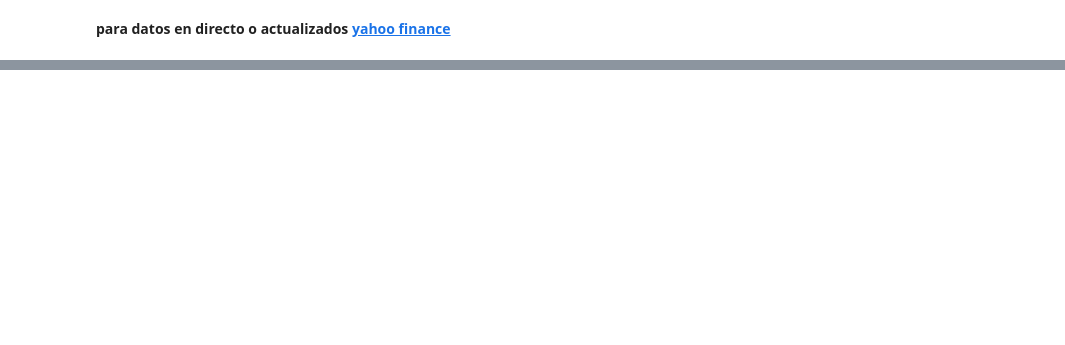
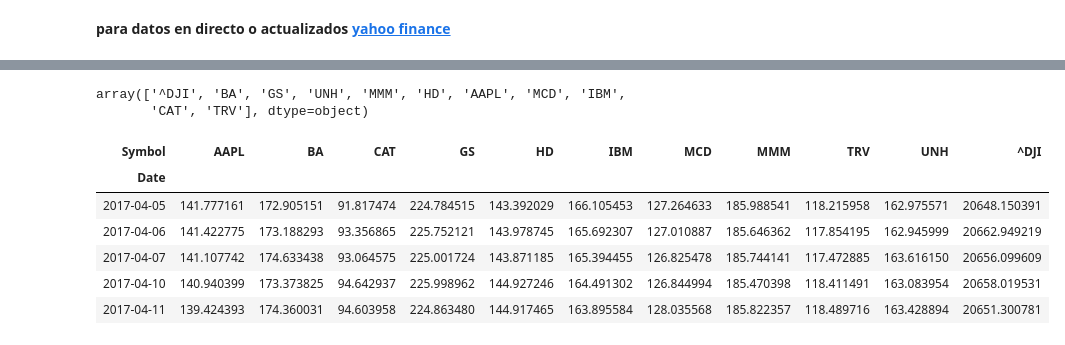
Before and after one commit to YonatanRA/web_apps_python, a Jupyter notebook: Pair stock app/v1/Pair Stock Trading Bot.ipynb, the cells around one changed output, grey strips where cells are left out. Saved outputs shown, nothing was run; the diff lists cells and outputs as text; code cells hidden in the pictures; blank space fills up the shorter version.

Commit message:
pair stocks

```diff
--- a/Pair stock app/v1/Pair Stock Trading Bot.ipynb
+++ b/Pair stock app/v1/Pair Stock Trading Bot.ipynb
@@ -17,16 +29,31 @@ import matplotlib.pyplot as plt
 # %%
-index_symbol = ['^DJI']  # Dow Jones Industrial
+index=['^DJI']  # Dow Jones Industrial
 
 
-stock_symbols = ['BA',    # Boeing
-                 'GS',    # Goldman Sachs
-                 'UNH',   # UnitedHealth Group
-                 'MMM',   # 3M
-                 'HD',    # Home Depot
-                 'AAPL',  # Apple
-                 'MCD',   # McDonalds
-                 'IBM',   # IBM
-                 'CAT',   # Caterpillar
-                 'TRV']   # Travelers
+stock=['BA',    # Boeing
+       'GS',    # Goldman Sachs
+       'UNH',   # UnitedHealth Group
+       'MMM',   # 3M
+       'HD',    # Home Depot
+       'AAPL',  # Apple
+       'MCD',   # McDonalds
+       'IBM',   # IBM
+       'CAT',   # Caterpillar
+       'TRV']   # Travelers
 # %% [markdown]
 **para datos en directo o actualizados [yahoo finance](https://finance.yahoo.com)**
+# %%
+# se leen todos los csv
+
+stock_data=[]
+
+for e in index+stock:
+
+    df=pd.read_csv('../data/'+ e + '.csv')
+    df['Symbol']=e
+    df=df[['Symbol', 'Date', 'Adj Close']]
+    stock_data.append(df)
+
+stock_data = pd.concat(stock_data)
+
+stock_data.head()
@@ -32,0 +67,20 @@ stock_symbols = ['BA',    # Boeing
+# %%
+stock_data.Symbol.unique()
+# %% [output]
+array(['^DJI', 'BA', 'GS', 'UNH', 'MMM', 'HD', 'AAPL', 'MCD', 'IBM',
+       'CAT', 'TRV'], dtype=object)
+# %%
+# pivot table por simbolo, como hacer flatten para un solo stock por columna
+
+stock_data=stock_data.pivot('Date','Symbol')
+stock_data.columns=stock_data.columns.droplevel()
+
+stock_data.head()
+# %% [output]
+| Symbol | AAPL | BA | CAT | GS | HD | IBM | MCD | MMM | TRV | UNH | ^DJI |
+| Date |  |  |  |  |  |  |  |  |  |  |  |
+| 2017-04-05 | 141.777161 | 172.905151 | 91.817474 | 224.784515 | 143.392029 | 166.105453 | 127.264633 | 185.988541 | 118.215958 | 162.975571 | 20648.150391 |
+| 2017-04-06 | 141.422775 | 173.188293 | 93.356865 | 225.752121 | 143.978745 | 165.692307 | 127.010887 | 185.646362 | 117.854195 | 162.945999 | 20662.949219 |
+| 2017-04-07 | 141.107742 | 174.633438 | 93.064575 | 225.001724 | 143.871185 | 165.394455 | 126.825478 | 185.744141 | 117.472885 | 163.616150 | 20656.099609 |
+| 2017-04-10 | 140.940399 | 173.373825 | 94.642937 | 225.998962 | 144.927246 | 164.491302 | 126.844994 | 185.470398 | 118.411491 | 163.083954 | 20658.019531 |
+| 2017-04-11 | 139.424393 | 174.360031 | 94.603958 | 224.863480 | 144.917465 | 163.895584 | 128.035568 | 185.822357 | 118.489716 | 163.428894 | 20651.300781 |
```
Also changed, not shown: parts of 8 cells of this notebook, 12 other files.
